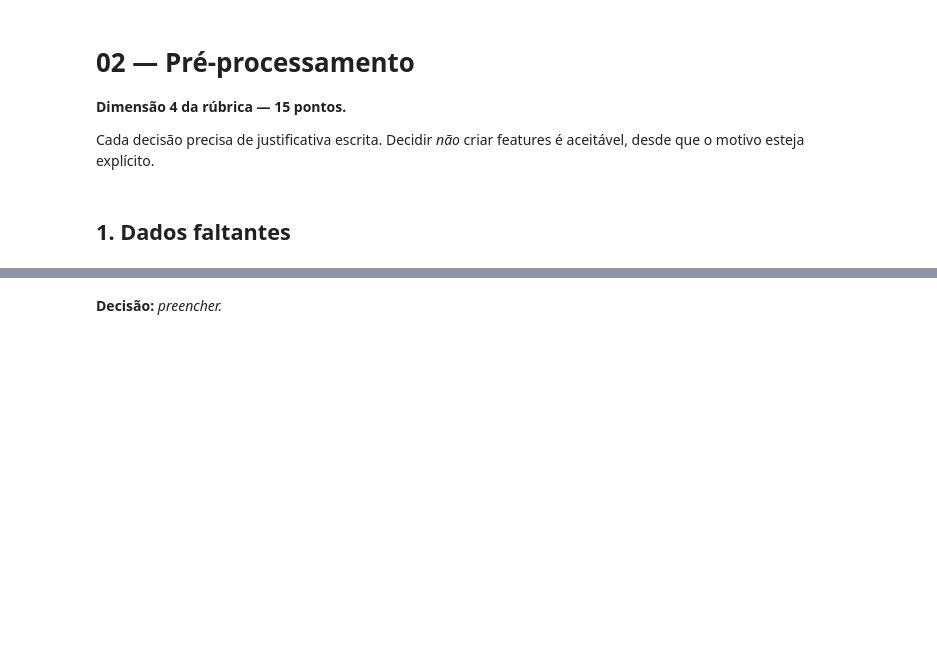
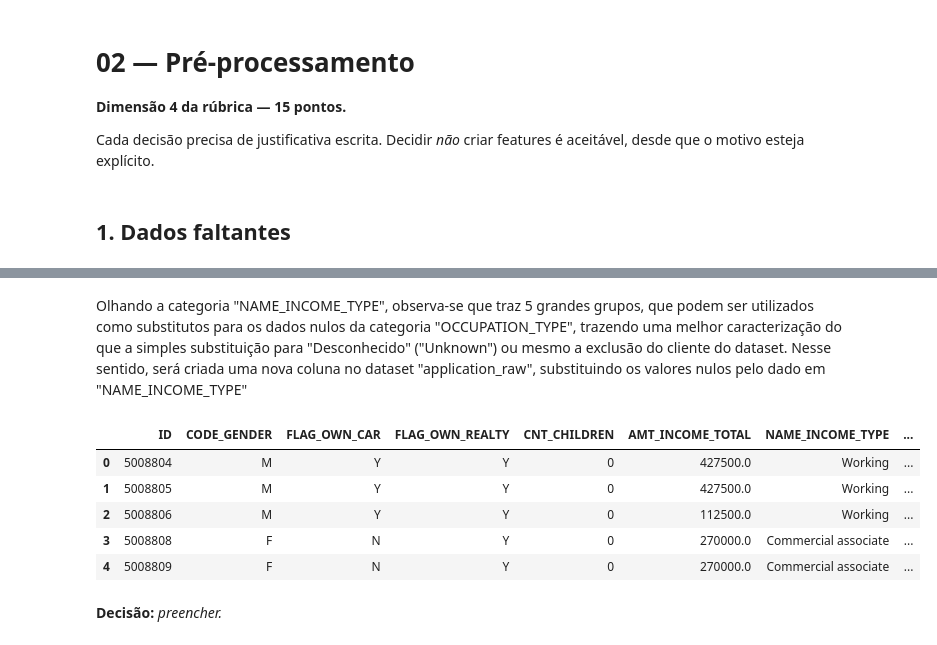
Before and after one commit to a-marcia0/rm377793-postech-tech-challenge-fase2, a Jupyter notebook: notebooks/02_preprocessamento.ipynb, the cells around one changed output, grey strips where cells are left out. Saved outputs shown, nothing was run; the diff lists cells and outputs as text; code cells hidden in the pictures; blank space fills up the shorter version.

```diff
--- a/notebooks/02_preprocessamento.ipynb
+++ b/notebooks/02_preprocessamento.ipynb
@@ -25,3 +29,5 @@ df = pd.read_csv(RAW)
+# %%
+application_raw = pd.read_csv(APPLICATION)
 # %% [markdown]
 ## 1. Dados faltantes
 # %%
@@ -30,3 +52,16 @@ pd.DataFrame({"nulos": nulos, "pct": (nulos / len(df) * 100).round(2)}).query("n
+# %% [markdown]
+Olhando a categoria "NAME_INCOME_TYPE", observa-se que traz 5 grandes grupos, que podem ser utilizados como substitutos para os dados nulos da categoria "OCCUPATION_TYPE", trazendo uma melhor caracterização do que a simples substituição para "Desconhecido" ("Unknown") ou mesmo a exclusão do cliente do dataset. Nesse sentido, será criada uma nova coluna no dataset "application_raw", substituindo os valores nulos pelo dado em "NAME_INCOME_TYPE"
+# %%
+#Ajustando a variável OCCUPATION_TYPE, que possui valores nulos, para o valor da variável NAME_INCOME_TYPE, quando OCCUPATION_TYPE for nulo. Caso contrário, mantém o valor original de OCCUPATION_TYPE. Criando uma nova variável chamada OCCUPATION_TYPE_ADJUSTED.
+application_raw['OCCUPATION_TYPE_ADJUSTED'] = np.where(application_raw['OCCUPATION_TYPE'].isnull(),application_raw['NAME_INCOME_TYPE'], application_raw['OCCUPATION_TYPE'])
+application_raw.head()
+# %% [output]
+|  | ID | CODE_GENDER | FLAG_OWN_CAR | FLAG_OWN_REALTY | CNT_CHILDREN | AMT_INCOME_TOTAL | NAME_INCOME_TYPE | ... |
+| 0 | 5008804 | M | Y | Y | 0 | 427500.0 | Working | ... |
+| 1 | 5008805 | M | Y | Y | 0 | 427500.0 | Working | ... |
+| 2 | 5008806 | M | Y | Y | 0 | 112500.0 | Working | ... |
+| 3 | 5008808 | F | N | Y | 0 | 270000.0 | Commercial associate | ... |
+| 4 | 5008809 | F | N | Y | 0 | 270000.0 | Commercial associate | ... |
 # %% [markdown]
 **Decisão:** _preencher._
 # %% [markdown]
```
Also changed, not shown: parts of 19 cells of this notebook, 2 other files.
